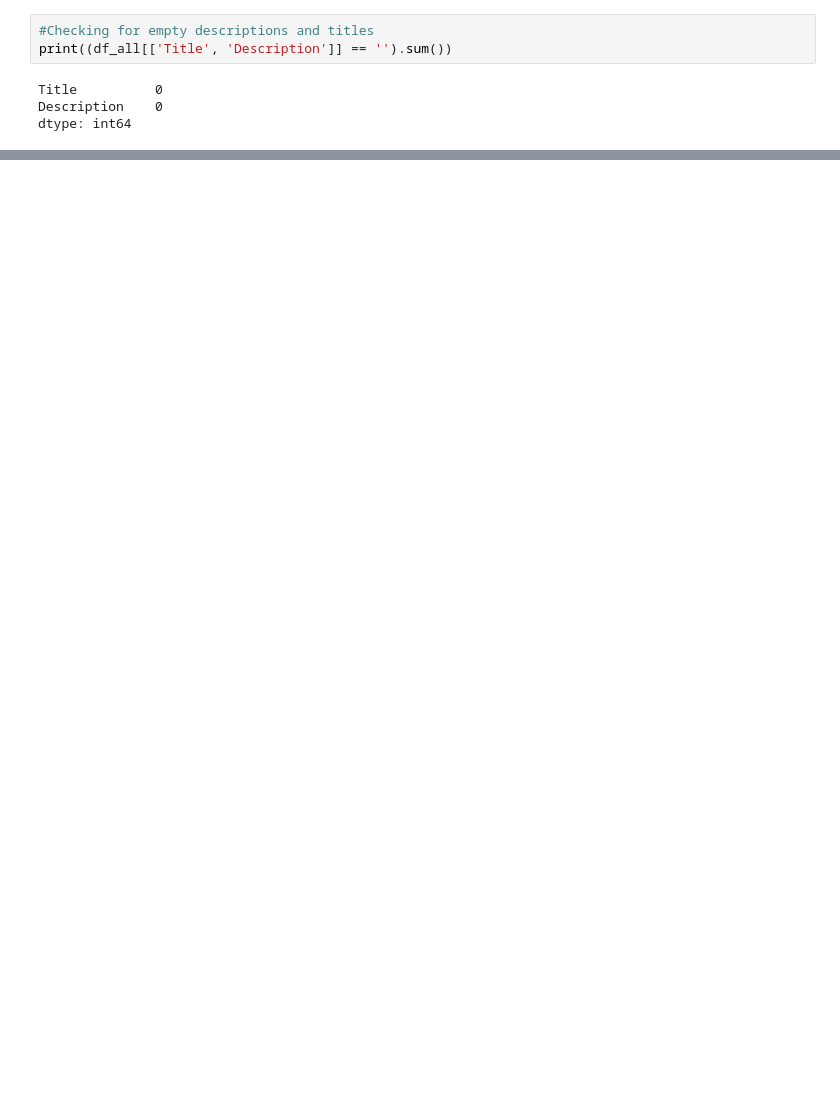
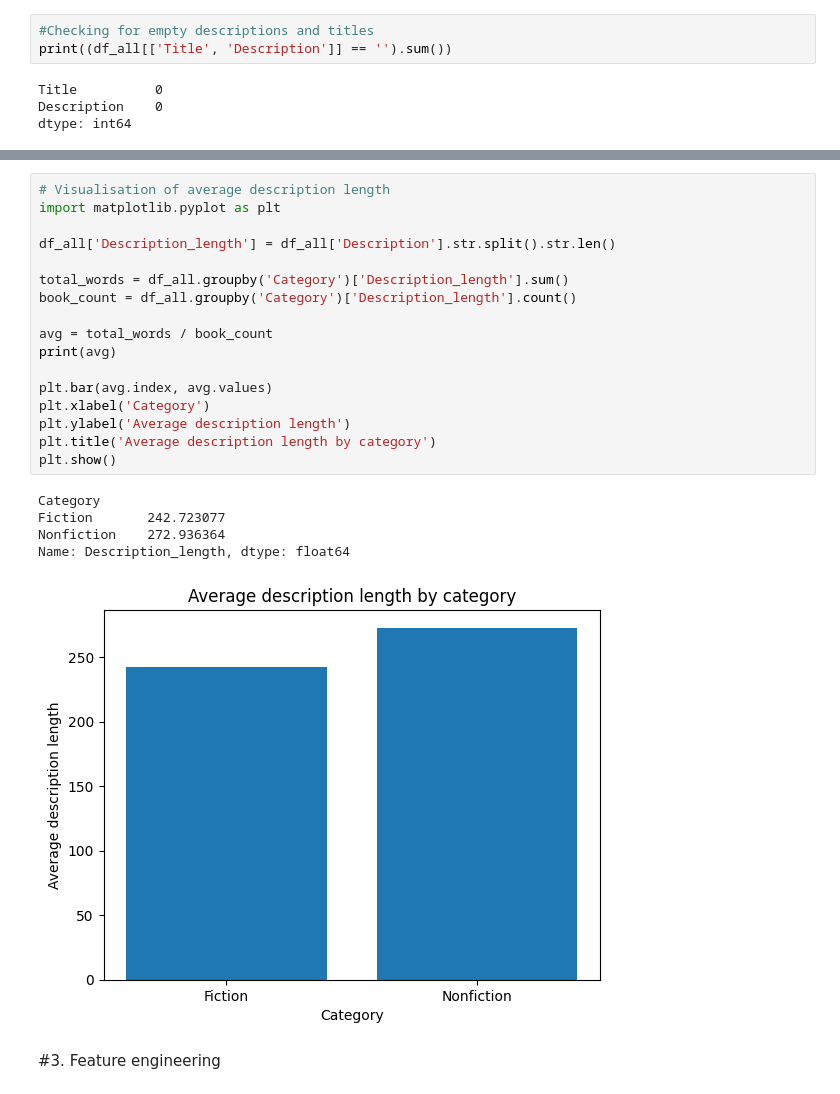
Before and after one commit to matildadaniela/Book-scraping-project, a Jupyter notebook: Book_Scraping_Project.ipynb, the cells around one changed output, grey strips where cells are left out. Cells and saved outputs as stored; diff of their text form; blank space fills up the shorter version.

```diff
--- a/Book_Scraping_Project.ipynb
+++ b/Book_Scraping_Project.ipynb
@@ -162,0 +189,25 @@ dtype: int64
+# %%
+# Visualisation of average description length
+import matplotlib.pyplot as plt
+
+df_all['Description_length'] = df_all['Description'].str.split().str.len()
+
+total_words = df_all.groupby('Category')['Description_length'].sum()
+book_count = df_all.groupby('Category')['Description_length'].count()
+
+avg = total_words / book_count
+print(avg)
+
+plt.bar(avg.index, avg.values)
+plt.xlabel('Category')
+plt.ylabel('Average description length')
+plt.title('Average description length by category')
+plt.show()
+# %% [output]
+Category
+Fiction       242.723077
+Nonfiction    272.936364
+Name: Description_length, dtype: float64
+[figure, added]
+# %% [markdown]
+#3. Feature engineering
```
Also changed, not shown: parts of 13 cells of this notebook.
